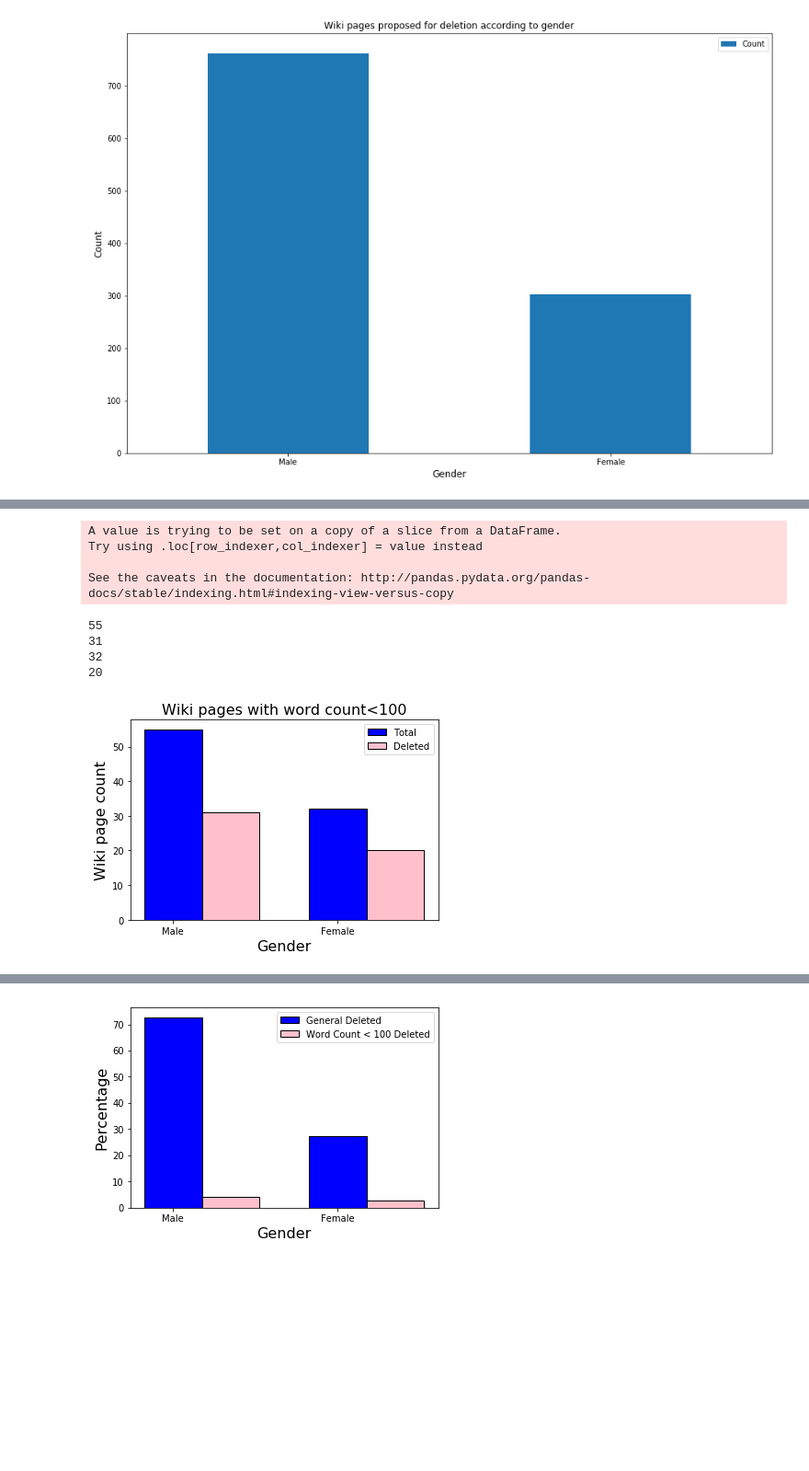
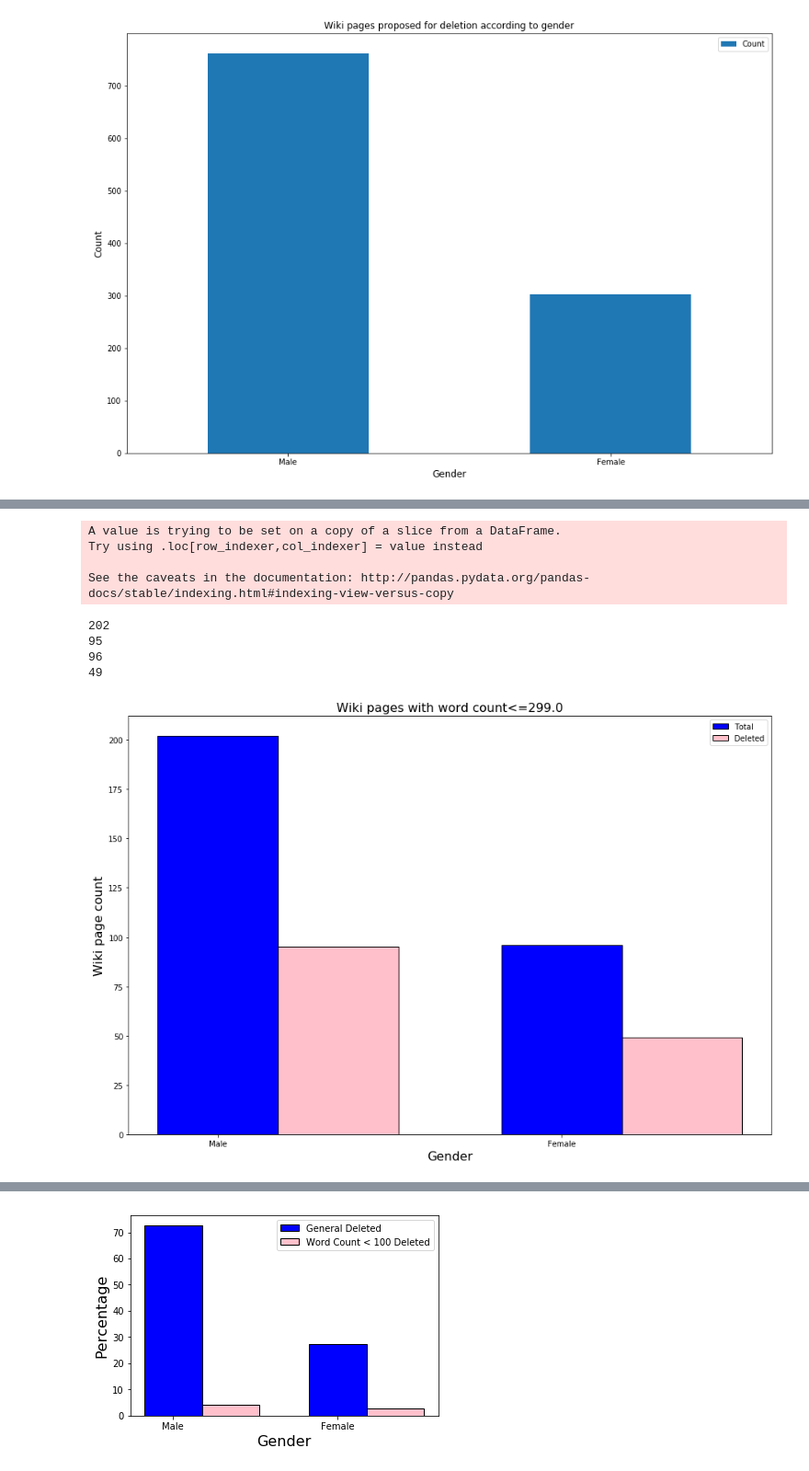
Before and after one commit to Anurekha97/CSS, a Jupyter notebook: Wiki_Gender_Bais.ipynb, the cells around one changed output, grey strips where cells are left out. Shown at 92% size. Drawn from its saved outputs; the diff is of its cells as text; code cells hidden in the pictures; blank space fills up the shorter version.

```diff
--- a/Wiki_Gender_Bais.ipynb
+++ b/Wiki_Gender_Bais.ipynb
@@ -573,21 +526,21 @@ import pandas as pd
 import requests
 import urllib
 
-demoDf = pd.read_csv('testing3.csv', sep='\t')
+dataFrame = pd.read_csv('data.csv', sep='\t')
 
 
 #demoDf=checkDeletedLinks(dfGender)
-demoDf.drop(demoDf.columns[demoDf.columns.str.contains('unnamed',case = False)],axis = 1, inplace = True)
-demoDf.reset_index(drop=True, inplace=True)
+dataFrame.drop(dataFrame.columns[dataFrame.columns.str.contains('unnamed',case = False)],axis = 1, inplace = True)
+dataFrame.reset_index(drop=True, inplace=True)
 
 
 # demoDf
-search_values=["Wikipedia:Articles for deletion/Log/2019 July 1"]
-dataFrame=demoDf[~demoDf.key.str.contains('|'.join(search_values ))]
+# search_values=["Wikipedia:Articles for deletion/Log/2019 July 1"]
+# dataFrame=demoDf[~demoDf.key.str.contains('|'.join(search_values ))]
 
-print(len(dataFrame[(dataFrame['Gender'] == 'Male') ]))
-print(len(dataFrame[(dataFrame['Gender'] == 'Male') & (dataFrame['IsDeleted'] == True) ]))
-print(len(dataFrame[(dataFrame['Gender'] == 'Female') ]))
-print(len(dataFrame[(dataFrame['Gender'] == 'Female') & (dataFrame['IsDeleted'] == True) ]))
+# print(len(dataFrame[(dataFrame['Gender'] == 'Male') ]))
+# print(len(dataFrame[(dataFrame['Gender'] == 'Male') & (dataFrame['IsDeleted'] == True) ]))
+# print(len(dataFrame[(dataFrame['Gender'] == 'Female') ]))
+# print(len(dataFrame[(dataFrame['Gender'] == 'Female') & (dataFrame['IsDeleted'] == True) ]))
 dataFrame
 # %% [output]
@@ -630,46 +579,46 @@ search_values=["Wikipedia:Articles for deletion/Log/2019 June 3",
                "Wikipedia:Articles for deletion/Log/2019 June 13",
               ]
 test=dataFrame[~dataFrame.key.str.contains('|'.join(search_values ))]
 
 
 test["Word Count"] = pd.to_numeric(test["Word Count"])
-print(len(test[(test['Gender'] == 'Male')  & (test["Word Count"] <100) ]))
-print(len(test[(test['Gender'] == 'Male') & (test['IsDeleted'] == True) & (test["Word Count"] <100) ]))
+print(len(test[(test['Gender'] == 'Male')  & (test["Word Count"] <= median) ]))
+print(len(test[(test['Gender'] == 'Male') & (test['IsDeleted'] == True) & (test["Word Count"] <= median) ]))
 
-print(len(test[(test['Gender'] == 'Female') & (test["Word Count"] <100) ]))
-print(len(test[(test['Gender'] == 'Female') & (test['IsDeleted'] == True) & (test["Word Count"] <100) ]))
+print(len(test[(test['Gender'] == 'Female') & (test["Word Count"] <= median) ]))
+print(len(test[(test['Gender'] == 'Female') & (test['IsDeleted'] == True) & (test["Word Count"] <= median) ]))
 
 gender=['Male','Female']
 bars=['Total','Deleted']
 pos = np.arange(len(gender))
 bar_width = 0.35
-maleTotalCount=len(test[(test['Gender'] == 'Male') & (test["Word Count"] <100) ])
-femaleTotalCount=len(test[(test['Gender'] == 'Female') & (test["Word Count"] <100)])
+maleTotalCount=len(test[(test['Gender'] == 'Male') & (test["Word Count"] <= median) ])
+femaleTotalCount=len(test[(test['Gender'] == 'Female') & (test["Word Count"] <= median)])
 total=maleTotalCount+femaleTotalCount
 
 lstGenderCount=[maleTotalCount,femaleTotalCount]
-lstDeletedGenderCount=[len(test[(test['Gender'] == 'Male') & (test['IsDeleted'] == True) & (test["Word Count"] <100)]), len(test[(test['Gender'] == 'Female') & (test['IsDeleted'] == True) & (test["Word Count"] <100) ])]
+lstDeletedGenderCount=[len(test[(test['Gender'] == 'Male') & (test['IsDeleted'] == True) & (test["Word Count"] <= median)]), len(test[(test['Gender'] == 'Female') & (test['IsDeleted'] == True) & (test["Word Count"] <= median) ])]
 
 
 
 plt.bar(pos,lstGenderCount,bar_width,color='blue',edgecolor='black')
 plt.bar(pos+bar_width,lstDeletedGenderCount,bar_width,color='pink',edgecolor='black')
 plt.xticks(pos, gender)
 plt.xlabel('Gender', fontsize=16)
 plt.ylabel('Wiki page count', fontsize=16)
-plt.title('Wiki pages with word count<100',fontsize=16)
+plt.title("Wiki pages with word count<="+str(median),fontsize=16)
 plt.legend(bars,loc=1)
 plt.show()
 # %% [output]
 A value is trying to be set on a copy of a slice from a DataFrame.
 Try using .loc[row_indexer,col_indexer] = value instead
 
 See the caveats in the documentation: http://pandas.pydata.org/pandas-docs/stable/indexing.html#indexing-view-versus-copy
-55
-31
-32
-20
+202
+95
+96
+49
-[figure, old version]
+[figure, new version]
 # %%
 import numpy as np
 import matplotlib.pyplot as plt
```
Also changed, not shown: parts of 30 cells of this notebook.
